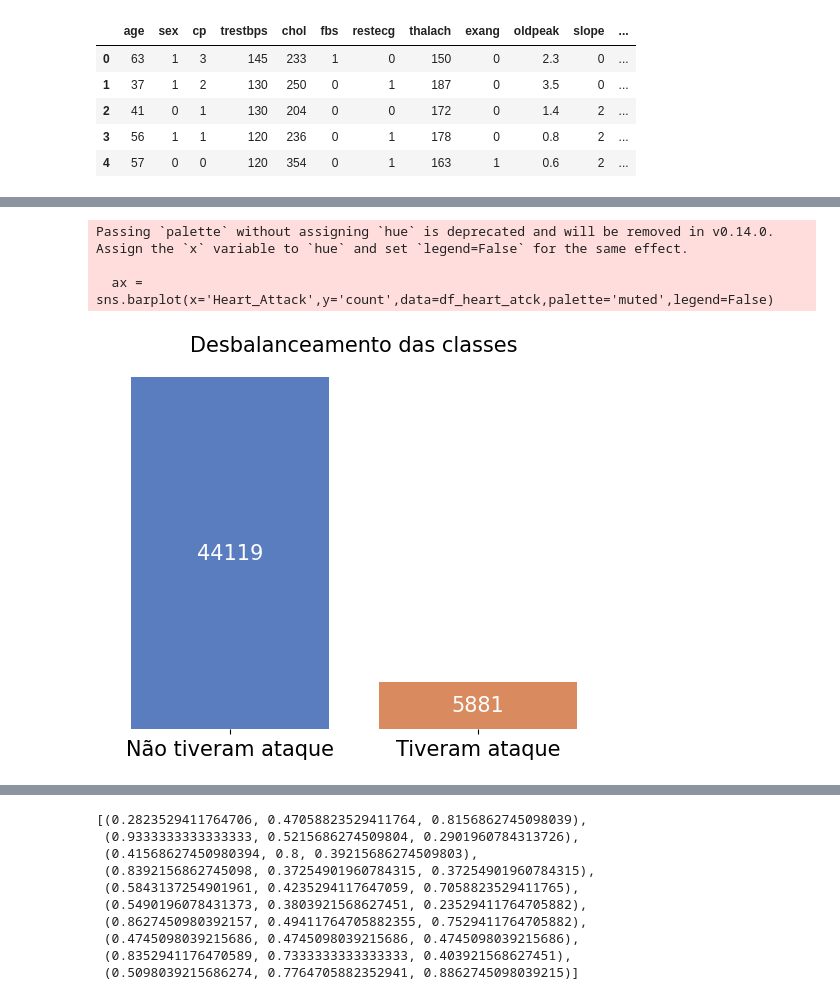
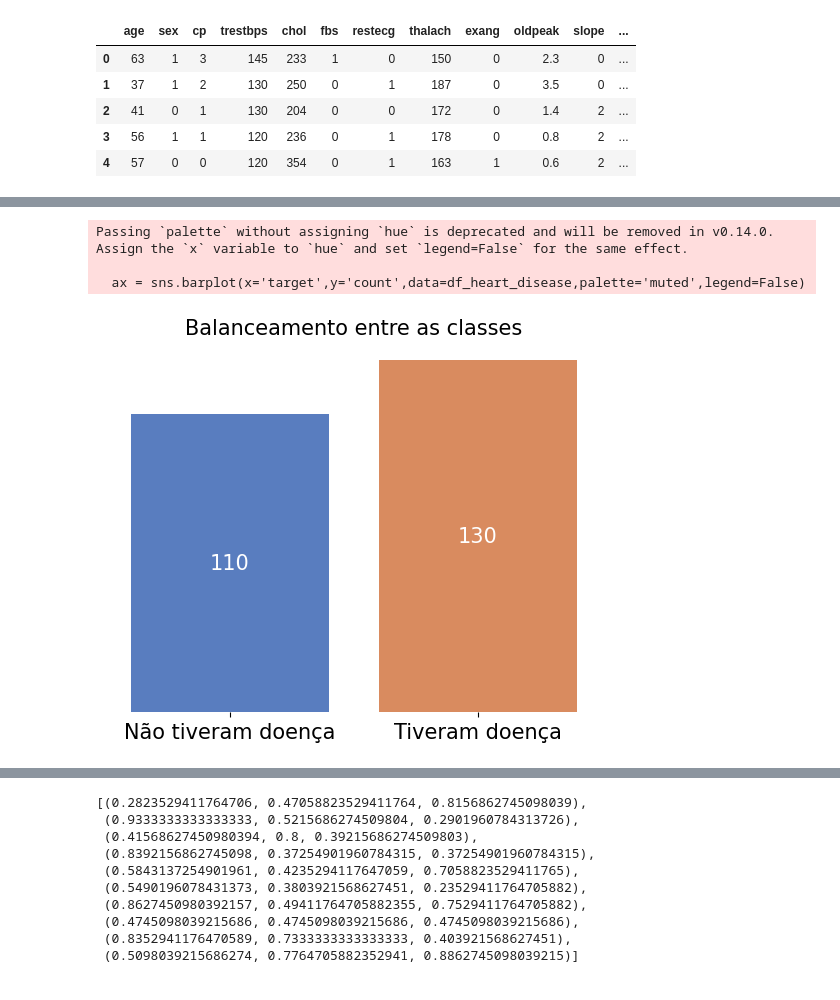
Before and after one commit to Gui-Leao/Heart-Attack-Prediction, a Jupyter notebook: EDA.ipynb, the cells around one changed output, grey strips where cells are left out. Saved outputs shown, nothing was run; the diff lists cells and outputs as text; code cells hidden in the pictures.

```diff
--- a/EDA.ipynb
+++ b/EDA.ipynb
@@ -275,3 +163,0 @@ df[df.duplicated()]
-# %%
-# Removendo a coluna ID que não ajudará na nossa análise
-df.drop(['ID'],axis = 1,inplace=True)
@@ -277,0 +168,2 @@ df.drop(['ID'],axis = 1,inplace=True)
+# %%
+df.drop_duplicates(keep=False, inplace=True)
@@ -290,3 +188,8 @@ Essas são as variáveis numéricas 10:
+# %%
+X = df.drop(columns=['target'])
+y = df['target'].copy()
+
+X_train, X_test, y_train, y_test = train_test_split(X, y, test_size=0.2, stratify=y, random_state=42)
 # %%
 for categorical in categorical_features:
     print('-'*20)
@@ -312,31 +219,33 @@ Name: proportion, dtype: float64
+# %%
+df_train = pd.concat([X_train,y_train],axis=1)
 # %%
-df_heart_atck = df['Heart_Attack'].value_counts()
-df_heart_atck = df_heart_atck.reset_index()
+df_heart_disease = df_train['target'].value_counts()
+df_heart_disease = df_heart_disease.reset_index()
 
-ax = sns.barplot(x='Heart_Attack',y='count',data=df_heart_atck,palette='muted',legend=False)
+ax = sns.barplot(x='target',y='count',data=df_heart_disease,palette='muted',legend=False)
 ax.set_xlabel('')
 ax.yaxis.set_visible(False)
-ax.set_title('Desbalanceamento das classes',fontsize=15)
-ax.set_xticks(range(2),['Não tiveram ataque','Tiveram ataque'])
+ax.set_title('Balanceamento entre as classes',fontsize=15)
+ax.set_xticks(range(2),['Não tiveram doença','Tiveram doença'])
 ax.set_xticklabels(ax.get_xticklabels(), fontsize=15)
 
 ax.spines['top'].set_visible(False)
 ax.spines['right'].set_visible(False)
 ax.spines['left'].set_visible(False)
 ax.spines['bottom'].set_visible(False)
 
 ax.legend().set_visible(False)
 
 for bar in ax.patches:
     height = bar.get_height()
     x = bar.get_x() + bar.get_width() / 2  # Centralizar o rótulo na barra
     y = bar.get_y() + height / 2  # Centralizar o rótulo verticalmente
     ax.text(x, y, f'{height:.0f}', ha='center', va='center', fontsize=15, color='white')
 # %% [output]
 Passing `palette` without assigning `hue` is deprecated and will be removed in v0.14.0. Assign the `x` variable to `hue` and set `legend=False` for the same effect.
 
-  ax = sns.barplot(x='Heart_Attack',y='count',data=df_heart_atck,palette='muted',legend=False)
+  ax = sns.barplot(x='target',y='count',data=df_heart_disease,palette='muted',legend=False)
-[figure, old version]
+[figure, new version]
 # %%
 sns.palettes.SEABORN_PALETTES
 # %% [output]
```
Also changed, not shown: parts of 21 cells of this notebook, 1 other file.
